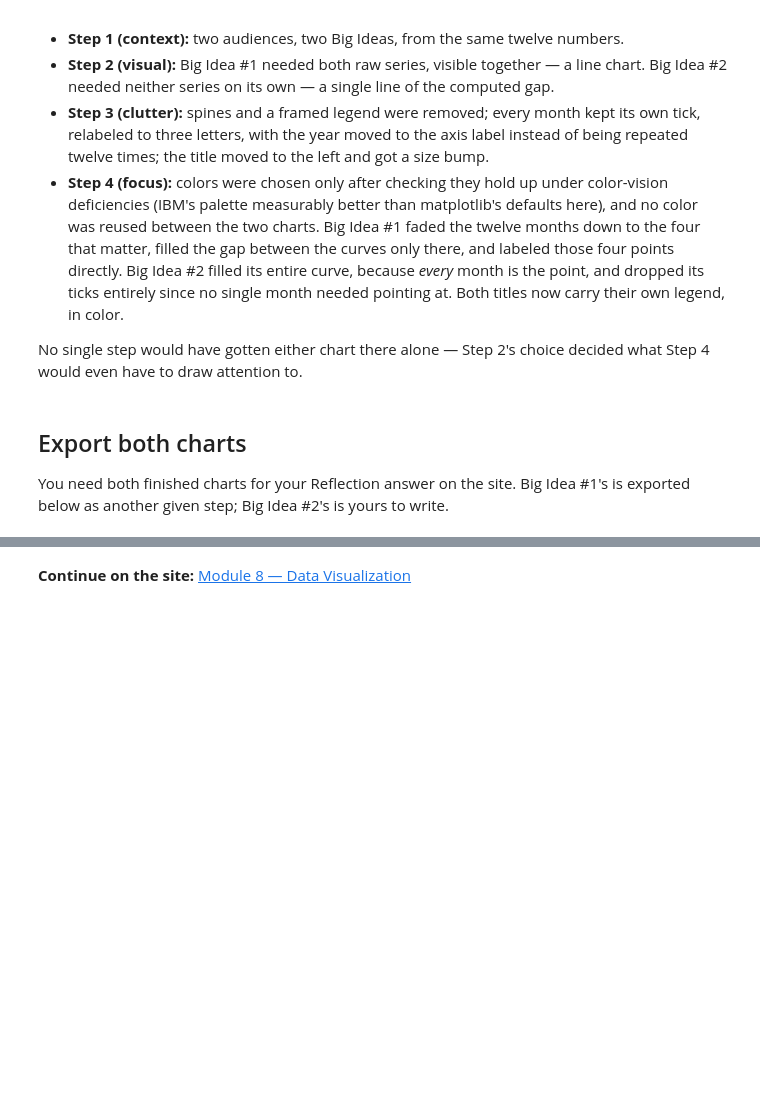
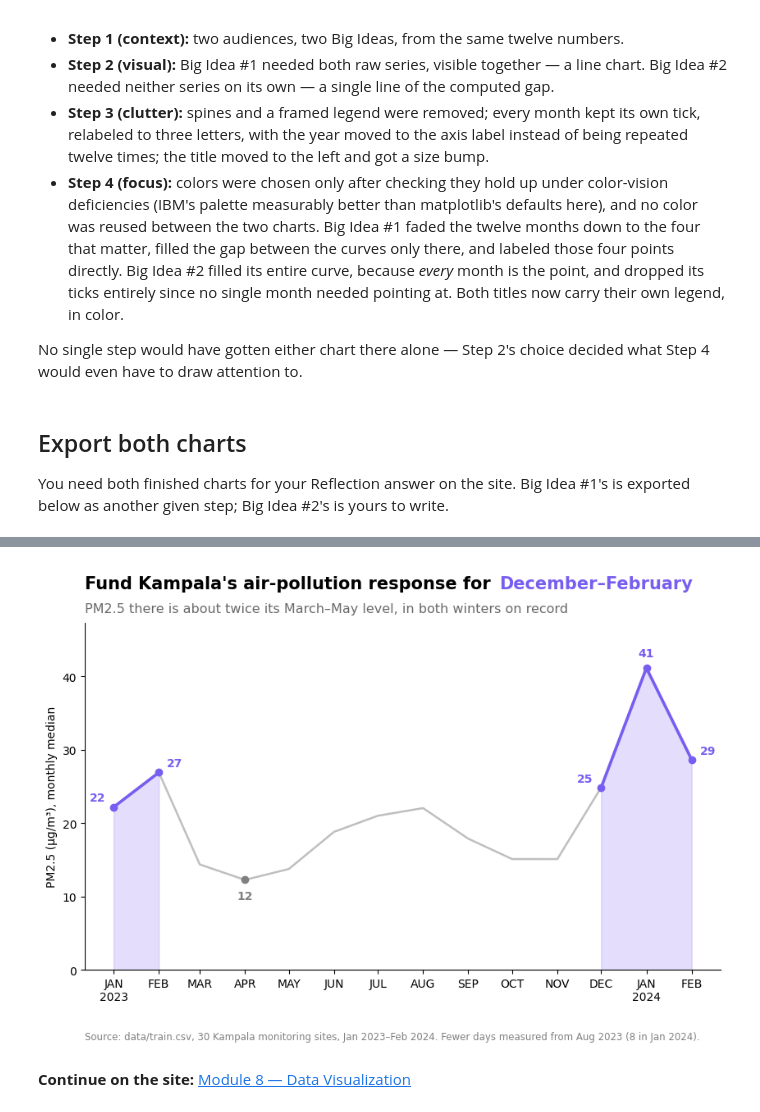
Before and after one commit to AlexisClaude/air_quality, a Jupyter notebook: notebooks/session3/08_data_visualization.ipynb, the cells around one changed output, grey strips where cells are left out. Drawn from its saved outputs; the diff is of its cells as text; code cells hidden in the pictures; blank space fills up the shorter version.

```diff
--- a/notebooks/session3/08_data_visualization.ipynb
+++ b/notebooks/session3/08_data_visualization.ipynb
@@ -254,0 +373,53 @@ fig_bg1.savefig("../../reflection/session_3/module_8_BG1.png", dpi=150, bbox_inc
+# %%
+# Big Idea #3's chart — one faded line, the December–February months vivid and filled to zero
+peak_color = "#785EF0"  # IBM purple: not used by Big Idea #1 or #2
+context_color = "grey"
+peak_months = kampala_monthly["month"].dt.month.isin([12, 1, 2])
+
+fig_bg3, ax = plt.subplots(figsize=(10, 5.5))
+ax.plot(kampala_monthly["month"], kampala_monthly["pm2_5"], color=context_color, alpha=0.5, linewidth=1.8)
+
+# each December–February stretch is drawn vivid and filled down to zero
+season_id = (peak_months != peak_months.shift()).cumsum()
+for _, season in kampala_monthly[peak_months].groupby(season_id[peak_months]):
+    ax.plot(season["month"], season["pm2_5"], color=peak_color, linewidth=2.6)
+    ax.fill_between(season["month"], 0, season["pm2_5"], color=peak_color, alpha=0.2)
+
+    # label each point: first month to the left, last to the right, so no text sits on the line
+    for position, (_, row) in enumerate(season.iterrows()):
+        if position == 0:
+            offset, ha = (-7, 3), "right"
+        elif position == len(season) - 1:
+            offset, ha = (7, 3), "left"
+        else:
+            offset, ha = (0, 8), "center"
+        ax.scatter(row["month"], row["pm2_5"], color=peak_color, zorder=5)
+        ax.annotate(f"{row['pm2_5']:.0f}", (row["month"], row["pm2_5"]), textcoords="offset points",
+                    xytext=offset, ha=ha, va="bottom", color=peak_color, fontsize=10, fontweight="bold")
+
+# the low point gives the comparison its scale
+low = kampala_monthly.loc[kampala_monthly["pm2_5"].idxmin()]
+ax.scatter(low["month"], low["pm2_5"], color=context_color, zorder=5)
+ax.annotate(f"{low['pm2_5']:.0f}", (low["month"], low["pm2_5"]), textcoords="offset points",
+            xytext=(0, -9), ha="center", va="top", color=context_color, fontsize=10, fontweight="bold")
+
+ax.spines["top"].set_visible(False)
+ax.spines["right"].set_visible(False)
+ax.set_ylim(0, kampala_monthly["pm2_5"].max() * 1.15)
+ax.set_xticks(kampala_monthly["month"])
+ax.set_xticklabels([
+    f"{m.strftime('%b').upper()}\n{m.year}" if m.month == 1 else m.strftime("%b").upper()
+    for m in kampala_monthly["month"]
+])
+ax.set_ylabel("PM2.5 (µg/m³), monthly median")
+colored_title(ax, [
+    ("Fund Kampala's air-pollution response for ", "black"), ("December–February", peak_color),
+], fontsize=15, y=1.09)
+ax.text(0, 1.03, "PM2.5 there is about twice its March–May level, in both winters on record",
+        transform=ax.transAxes, fontsize=11.5, color="dimgrey")
+ax.text(0, -0.2, "Source: data/train.csv, 30 Kampala monitoring sites, Jan 2023–Feb 2024. "
+        "Fewer days measured from Aug 2023 (8 in Jan 2024).",
+        transform=ax.transAxes, fontsize=8.5, color="grey")
+plt.show()
+# %% [output]
+[figure, added]
```
Also changed, not shown: parts of 12 cells of this notebook.
